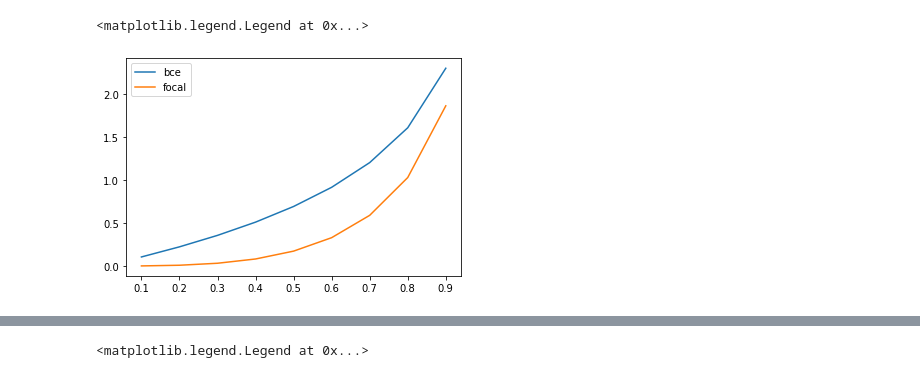
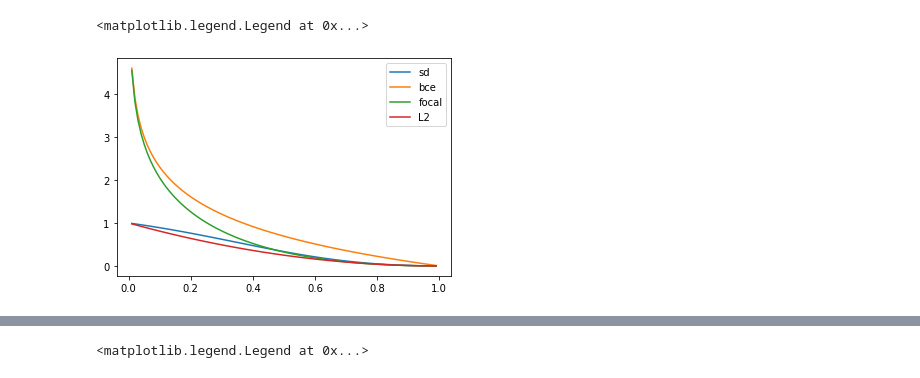
Before and after one commit to morganneuwirth/synapseAnnotator, a Jupyter notebook: Untitled.ipynb, the cells around one changed output, grey strips where cells are left out. Saved outputs shown, nothing was run; the diff lists cells and outputs as text; code cells hidden in the pictures.

```diff
--- a/Untitled.ipynb
+++ b/Untitled.ipynb
@@ -7,26 +7,35 @@ import torch
 import torch.nn as nn
 import math
 # %%
-focal = training.focal_loss(alpha = .5,gamma = 2)
+focal = training.focal_loss(alpha = .5,gamma = 1.1)
 bce = nn.BCELoss()
 
-tar = torch.empty(1,1)
-tar[0][0] = 0
-pred = torch.empty(1,1)
+tar = torch.empty(1,2,5)
+tar[0][0][:] = 1
+tar[0][1][:] = 0
+pred = torch.empty(1,2,5)
 
+sdloss = []
+L2loss = []
 bceloss = []
 focalloss = []
 
-r = np.arange(0.1,1,.1)
+r = np.arange(0.01,1,.01)
 for i in r:
-    pred[0][0] = i
+    pred[0][0][:] = i
+    pred[0][1][:] = 1-i
 
+    sdloss.append(training.soft_dice_loss(pred, tar))
+    L2loss.append(L2(pred, tar))
     bceloss.append(bce(pred,tar))
     focalloss.append(focal.loss(pred,tar))
 
+
+plt.plot(r,sdloss)
 plt.plot(r,bceloss)
 plt.plot(r,focalloss)
-plt.legend(["bce","focal"])
+plt.plot(r,L2loss)
+plt.legend(["sd","bce","focal","L2"])
 # %% [output]
 <matplotlib.legend.Legend at 0x...>
-[figure, old version]
+[figure, new version]
```
Also changed, not shown: parts of 2 cells of this notebook, 3 other files.
